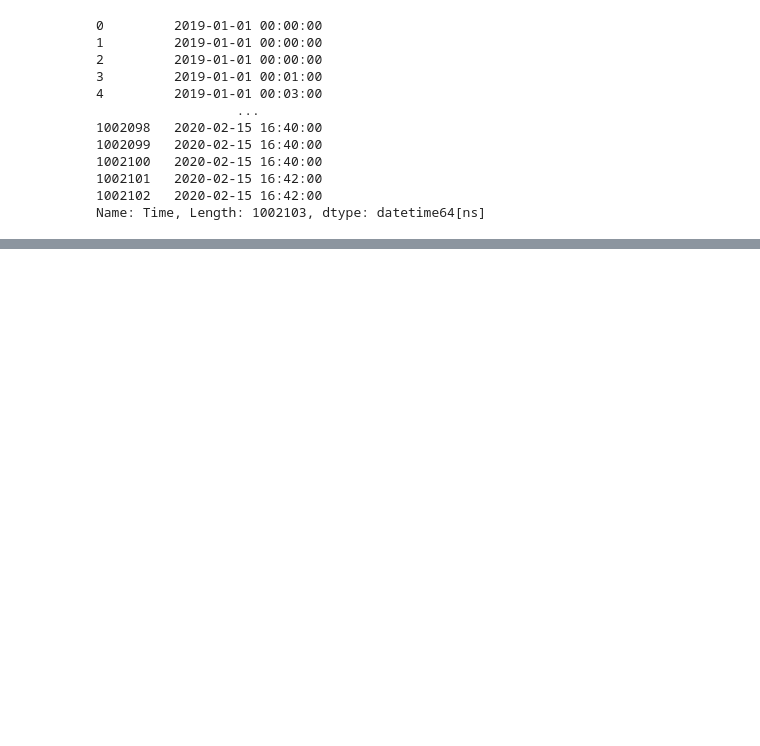
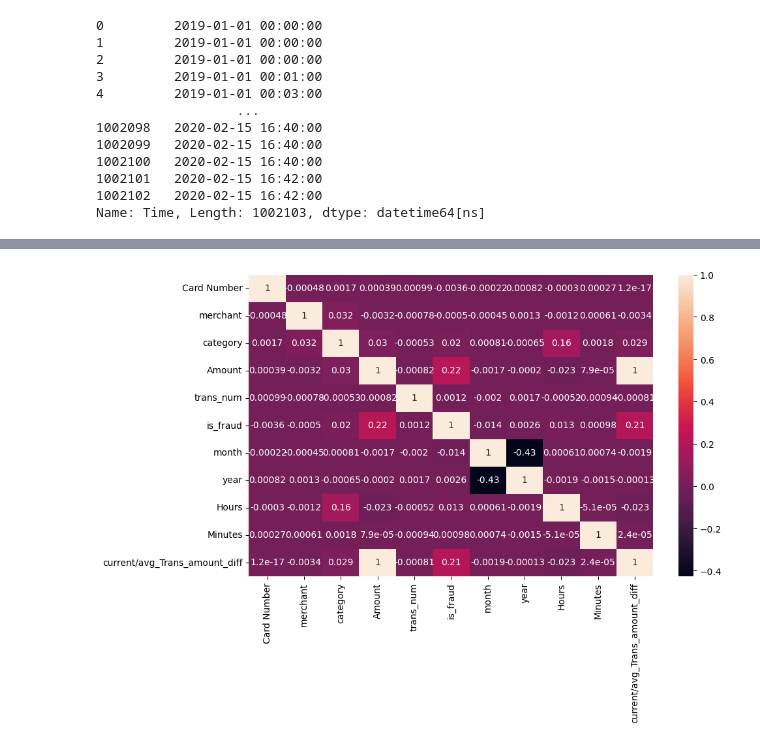
Before and after one commit to ahmedsiam0/fraud-detection, a Jupyter notebook: fraud_detection.ipynb, the cells around one changed output, grey strips where cells are left out. Cells and saved outputs as stored; diff of their text form; code cells hidden in the pictures; blank space fills up the shorter version.

```diff
--- a/fraud_detection.ipynb
+++ b/fraud_detection.ipynb
@@ -138,0 +234,4 @@ Name: Time, Length: 1002103, dtype: datetime64[ns]
+# %%
+# Difference between current and average transaction amount for each user
+#"The difference between the amount of this transaction and the average transactions amount this person"
+df['current/avg_Trans_amount_diff'] = df['Amount'] - df.groupby('Card Number')['Amount'].transform('mean')
@@ -138,0 +257,6 @@ Name: Time, Length: 1002103, dtype: datetime64[ns]
+# %%
+plt.figure(figsize=(10, 6))
+sns.heatmap(df.corr(), annot=True)
+plt.show()
+# %% [output]
+[figure, added]
```
Also changed, not shown: parts of 25 cells of this notebook.
